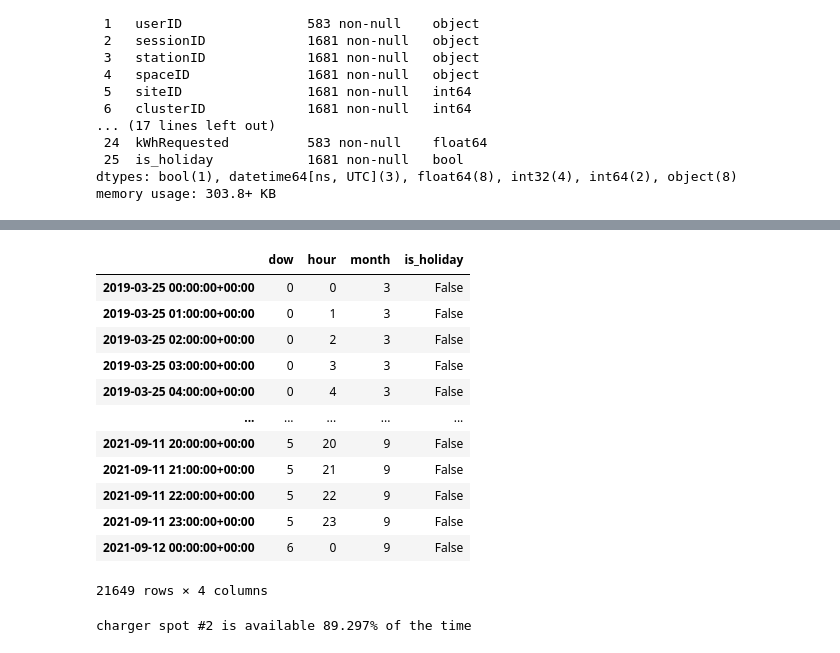
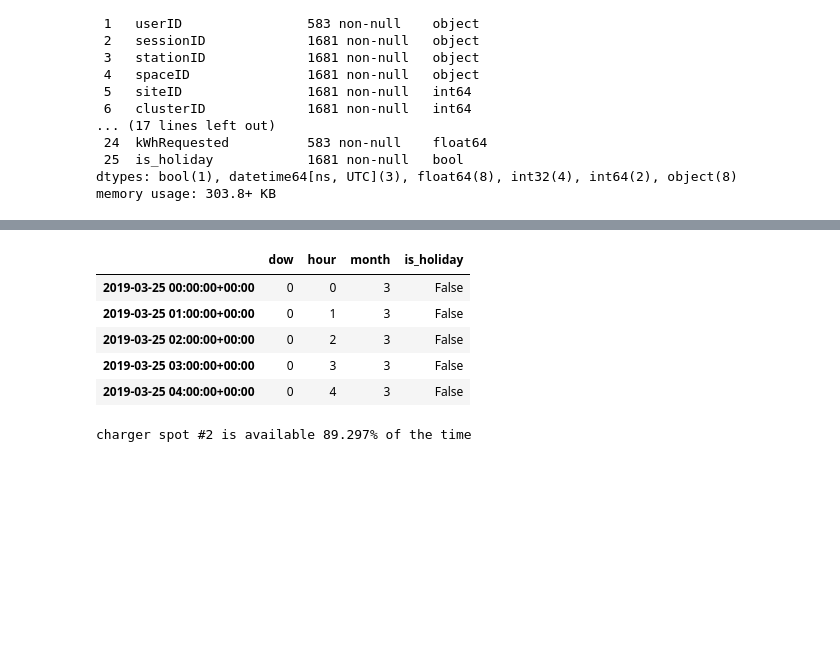
Before and after one commit to denny-lehman/ev_charging, a Jupyter notebook: models/log_reg.ipynb, the cells around one changed output, grey strips where cells are left out. Cells and saved outputs as stored; diff of their text form; code cells hidden in the pictures; blank space fills up the shorter version.

```diff
--- a/models/log_reg.ipynb
+++ b/models/log_reg.ipynb
@@ -122,26 +104,19 @@ y = y['is_available']
 # %%
 X = pd.DataFrame(index=pd.date_range('2019-03-25','2021-09-12', inclusive='both', freq='h', tz=0),columns=['dow','hour','month'])
 # X['dow'] = X.index.dt.hour
 X['dow'] = X.index.dayofweek
 X['hour'] = X.index.hour
 X['month'] = X.index.month
 X['connectionTime'] = X.index
 X = holiday_processing(X).drop(columns=['connectionTime'])
-X
+X.head()
 # %% [output]
 |  | dow | hour | month | is_holiday |
 | 2019-03-25 00:00:00+00:00 | 0 | 0 | 3 | False |
 | 2019-03-25 01:00:00+00:00 | 0 | 1 | 3 | False |
 | 2019-03-25 02:00:00+00:00 | 0 | 2 | 3 | False |
 | 2019-03-25 03:00:00+00:00 | 0 | 3 | 3 | False |
 | 2019-03-25 04:00:00+00:00 | 0 | 4 | 3 | False |
-| ... | ... | ... | ... | ... |
-| 2021-09-11 20:00:00+00:00 | 5 | 20 | 9 | False |
-| 2021-09-11 21:00:00+00:00 | 5 | 21 | 9 | False |
-| 2021-09-11 22:00:00+00:00 | 5 | 22 | 9 | False |
-| 2021-09-11 23:00:00+00:00 | 5 | 23 | 9 | False |
-| 2021-09-12 00:00:00+00:00 | 6 | 0 | 9 | False |
-21649 rows × 4 columns
 # %%
 # print(f'charger spot #2 is available {np.round(y.is_available.mean()*100,3)}% of the time')
 print(f'charger spot #2 is available {np.round(y.mean()*100,3)}% of the time')
```
Also changed, not shown: parts of 55 cells of this notebook.
